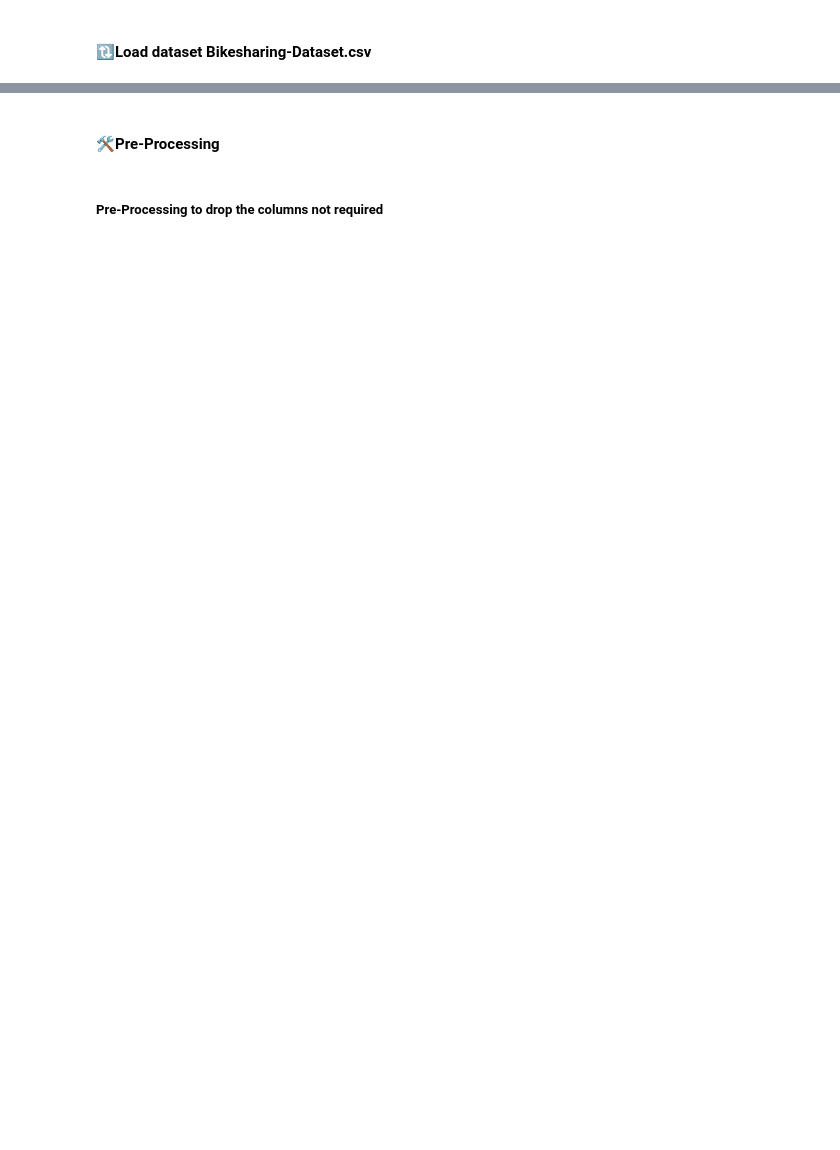
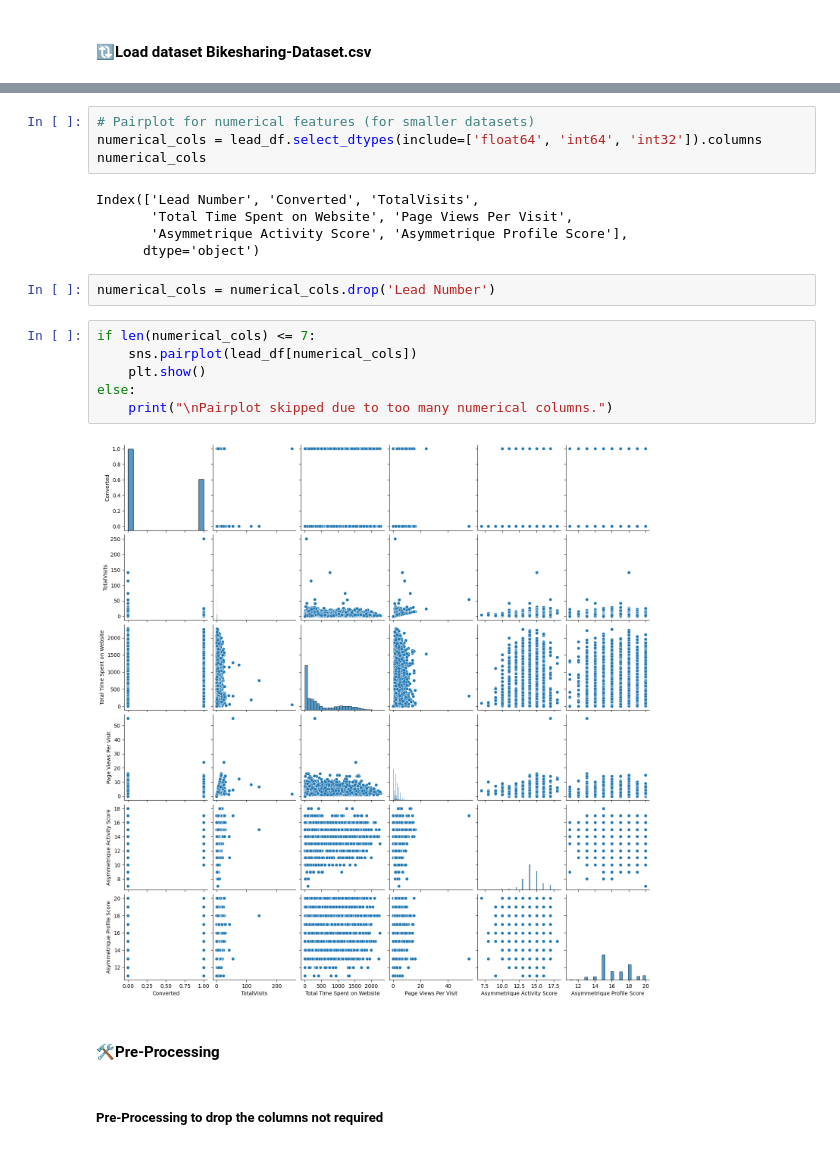
Before and after one commit to vmahawar/lead-scoring-case-study, a Jupyter notebook: lead-scoring-case-study.ipynb, the cells around one changed output, grey strips where cells are left out. Drawn from its saved outputs; the diff is of its cells as text; blank space fills up the shorter version.

```diff
--- a/lead-scoring-case-study.ipynb
+++ b/lead-scoring-case-study.ipynb
@@ -174,3 +336,22 @@ bike_df.head()
+# %%
+# Pairplot for numerical features (for smaller datasets)
+numerical_cols = lead_df.select_dtypes(include=['float64', 'int64', 'int32']).columns
+numerical_cols
+# %% [output]
+Index(['Lead Number', 'Converted', 'TotalVisits',
+       'Total Time Spent on Website', 'Page Views Per Visit',
+       'Asymmetrique Activity Score', 'Asymmetrique Profile Score'],
+      dtype='object')
+# %%
+numerical_cols = numerical_cols.drop('Lead Number')
+# %%
+if len(numerical_cols) <= 7:
+    sns.pairplot(lead_df[numerical_cols])
+    plt.show()
+else:
+    print("\nPairplot skipped due to too many numerical columns.")
+# %% [output]
+[figure, added]
 # %% [markdown]
 #### 🛠️Pre-Processing
 # %% [markdown]
```
Also changed, not shown: parts of 209 cells of this notebook, 3 other files.
